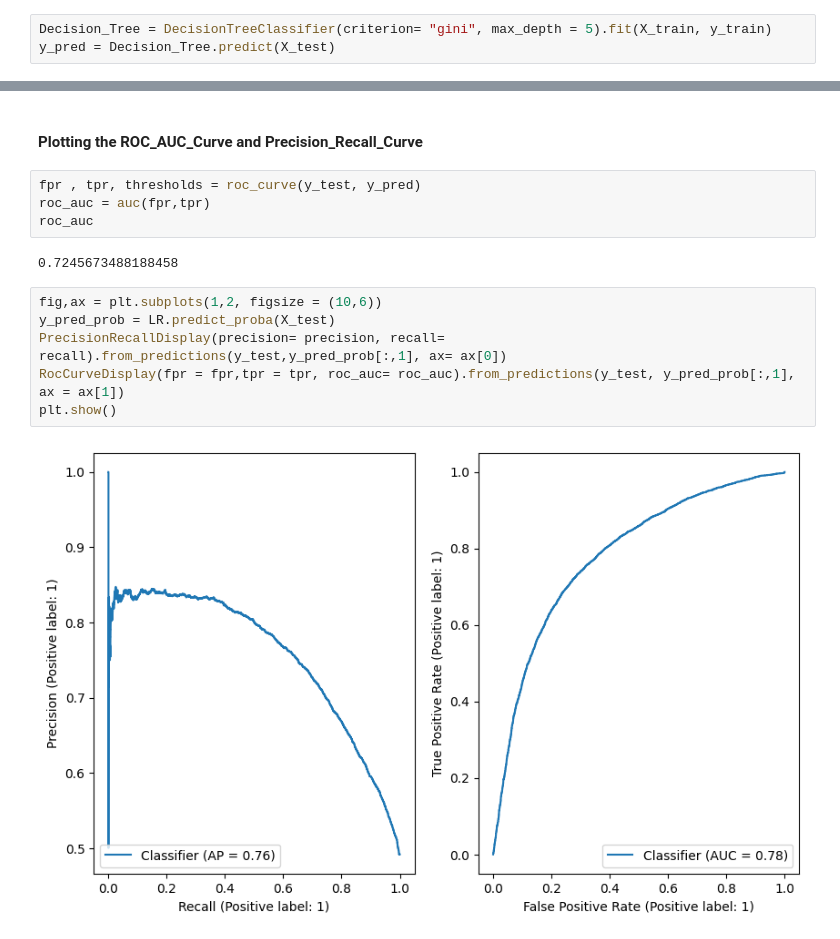
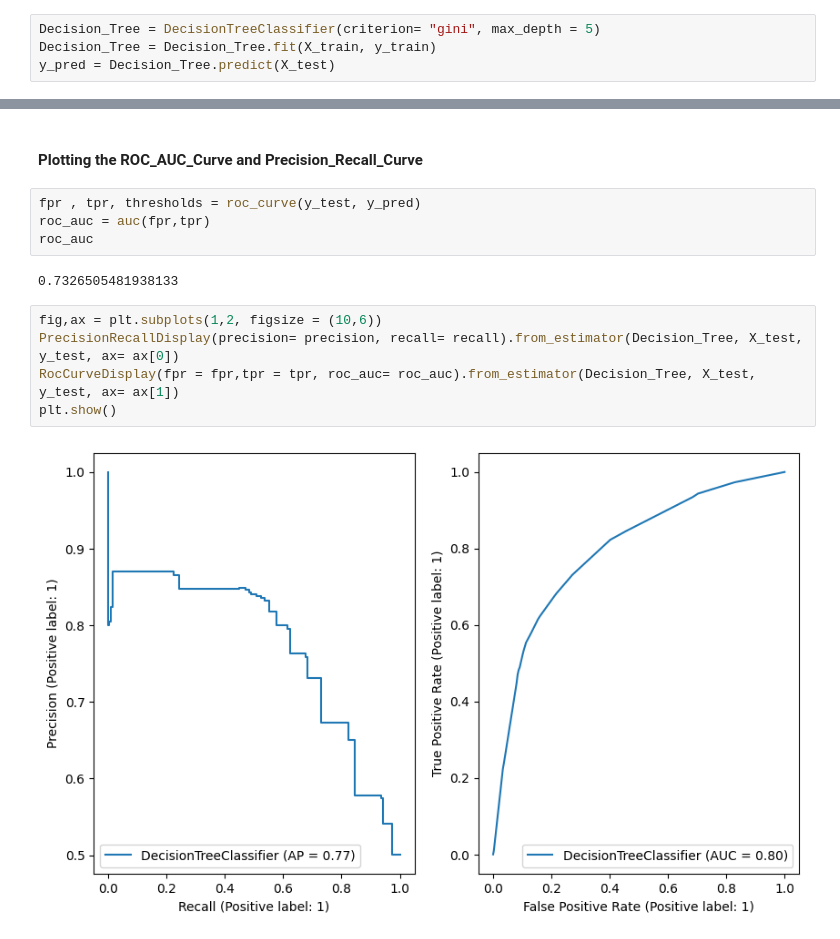
Before and after one commit to Shivam-3921/cardio_disease_prediction, a Jupyter notebook: cardio_diesease.ipynb, the cells around one changed output, grey strips where cells are left out. Saved outputs shown, nothing was run; the diff lists cells and outputs as text.

```diff
--- a/cardio_diesease.ipynb
+++ b/cardio_diesease.ipynb
@@ -564,7 +564,8 @@ plt.show()
 # %% [markdown]
 #### Creating and training Decision Tree Classifier
 # %%
-Decision_Tree = DecisionTreeClassifier(criterion= "gini", max_depth = 5).fit(X_train, y_train)
+Decision_Tree = DecisionTreeClassifier(criterion= "gini", max_depth = 5)
+Decision_Tree = Decision_Tree.fit(X_train, y_train)
 y_pred = Decision_Tree.predict(X_test)
 # %% [markdown]
 #### Calculating the accuracy scores using confusion matrix
@@ -604,12 +605,11 @@ fpr , tpr, thresholds = roc_curve(y_test, y_pred)
 roc_auc = auc(fpr,tpr)
 roc_auc
 # %% [output]
-0.7245673488188458
+0.7326505481938133
 # %%
 fig,ax = plt.subplots(1,2, figsize = (10,6))
-y_pred_prob = LR.predict_proba(X_test)
-PrecisionRecallDisplay(precision= precision, recall= recall).from_predictions(y_test,y_pred_prob[:,1], ax= ax[0])
-RocCurveDisplay(fpr = fpr,tpr = tpr, roc_auc= roc_auc).from_predictions(y_test, y_pred_prob[:,1], ax = ax[1])
+PrecisionRecallDisplay(precision= precision, recall= recall).from_estimator(Decision_Tree, X_test, y_test, ax= ax[0])
+RocCurveDisplay(fpr = fpr,tpr = tpr, roc_auc= roc_auc).from_estimator(Decision_Tree, X_test, y_test, ax= ax[1])
 plt.show()
 # %% [output]
-[figure, old version]
+[figure, new version]
```
Also changed, not shown: parts of 23 cells of this notebook.
